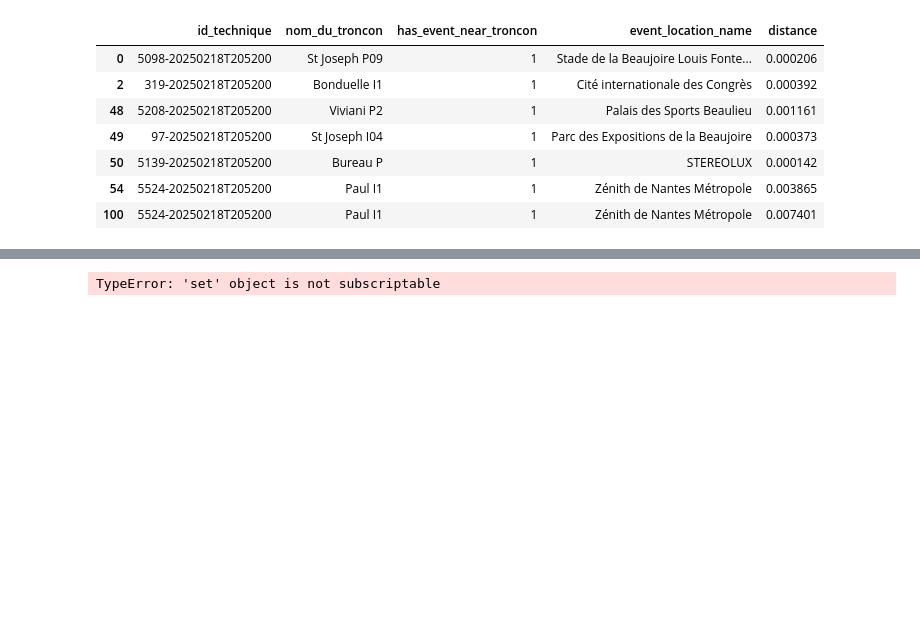
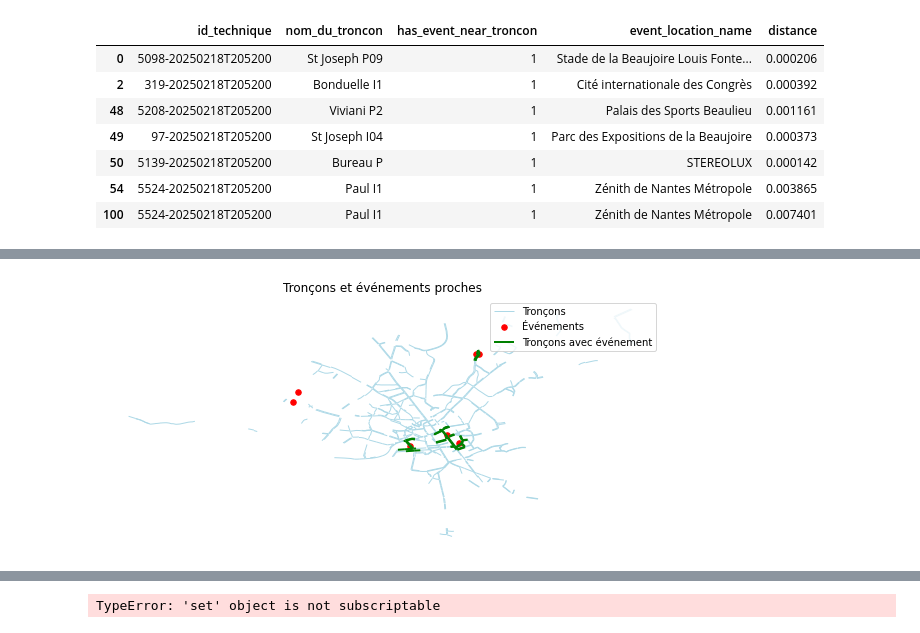
Before and after one commit to BENOUSSAIDarezkimalek/AI_model_urban_mobility, a Jupyter notebook: src/aggregation_event_trafic.ipynb, the cells around one changed output, grey strips where cells are left out. Drawn from its saved outputs; the diff is of its cells as text; code cells hidden in the pictures; blank space fills up the shorter version.

```diff
--- a/src/aggregation_event_trafic.ipynb
+++ b/src/aggregation_event_trafic.ipynb
@@ -88,7 +88,7 @@ evenements_gdf = gpd.GeoDataFrame(evenements_df, geometry="geometry", crs="EPSG:
 # %%
 evenements_gdf_unique = evenements_gdf.drop_duplicates(subset=["coordinates_geo"])
 # %%
-trafic_gdf_unique = trafic_df_gdf.drop_duplicates(subset=["geometrie_linestring"])
+trafic_gdf_unique = trafic_df_gdf.drop_duplicates(subset=["geometrie"])
 # %%
 len(evenements_gdf_unique)
 # %% [output]
@@ -132,0 +253,29 @@ result
+# %%
+import matplotlib.pyplot as plt
+
+# On crée la figure et les axes
+fig, ax = plt.subplots(figsize=(10, 10))
+
+# 1. Afficher les tronçons (en bleu par défaut)
+trafic_gdf_unique.plot(ax=ax, color='lightblue', linewidth=1, label="Tronçons")
+
+# 2. Afficher les événements associés (en rouge)
+evenements_gdf_unique.plot(ax=ax, color='red', markersize=30, label="Événements")
+
+# 3. Si tu veux seulement afficher les événements qui sont proches (has_event_near_troncon = 1)
+matched_troncons = trafic_gdf_unique[trafic_gdf_unique["has_event_near_troncon"] == 1]
+matched_troncons.plot(ax=ax, color='green', linewidth=2, label="Tronçons avec événement")
+
+# Ajouter une légende
+plt.legend()
+
+# Ajouter un titre
+plt.title("Tronçons et événements proches")
+
+# Supprimer les axes pour plus de clarté
+plt.axis("off")
+
+# Afficher la carte
+plt.show()
+# %% [output]
+[figure, added]
```
Also changed, not shown: parts of 6 cells of this notebook.
